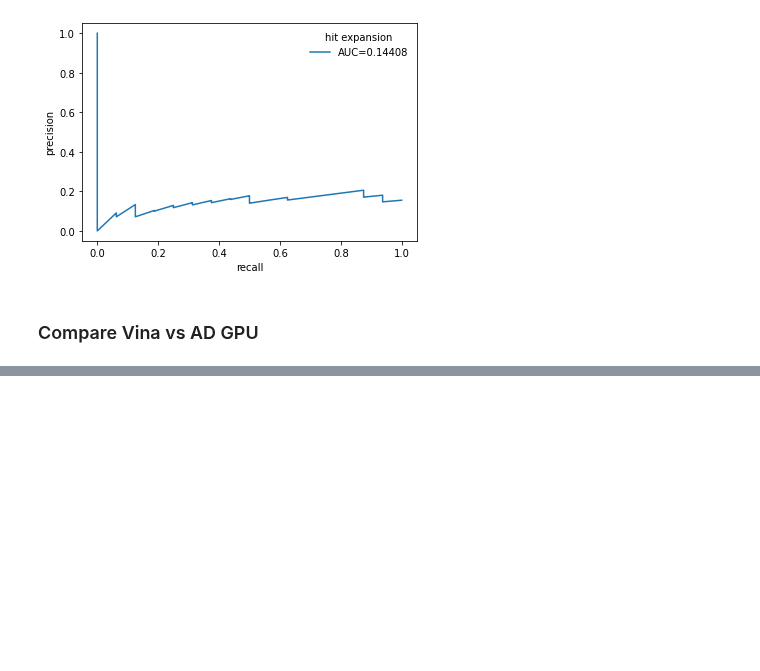
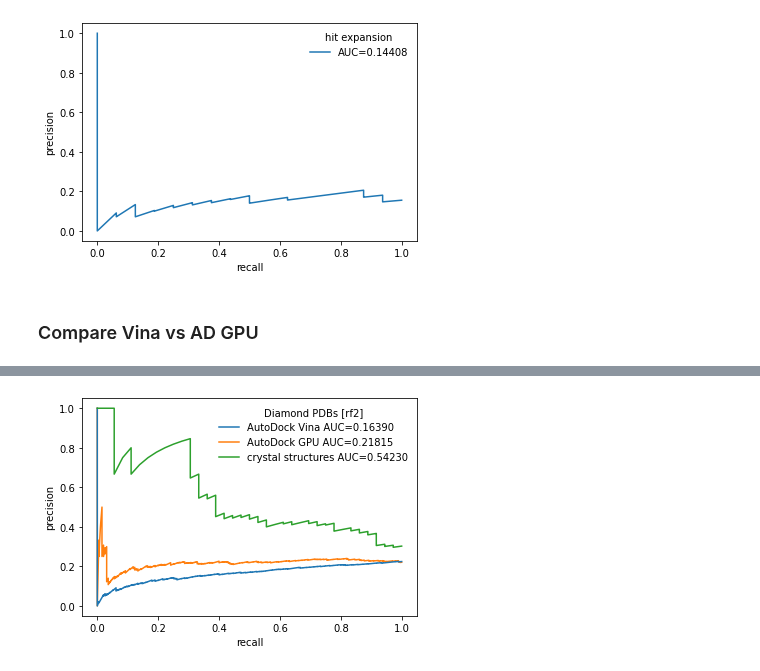
Before and after one commit to jglaser/gigadocking_notebooks, a Jupyter notebook: ML.ipynb, the cells around one changed output, grey strips where cells are left out. Saved outputs shown, nothing was run; the diff lists cells and outputs as text; code cells hidden in the pictures; blank space fills up the shorter version.

```diff
--- a/ML.ipynb
+++ b/ML.ipynb
@@ -810,0 +921,27 @@ files.download('auc_min.pdf')
+# %%
+from sklearn.metrics import precision_recall_curve
+import matplotlib.pyplot as plt
+thresh = 5
+yr = df_rf2_vina.f_avg_IC50 < thresh
+p, r, _ = precision_recall_curve(yr, df_rf2_vina.rf2)
+auc = np.trapz(p[::-1],r[::-1])
+fig, ax = plt.subplots()
+ax.plot(r,p,label='AutoDock Vina AUC={:.5f}'.format(auc),zorder=1)
+
+
+yr = df_rf2_adgpu.f_avg_IC50 < thresh
+p, r, _ = precision_recall_curve(yr, df_rf2_adgpu.rf2)
+auc = np.trapz(p[::-1],r[::-1])
+ax.plot(r,p,label='AutoDock GPU AUC={:.5f}'.format(auc),zorder=0)
+
+yr = df_rf2_diamond.f_avg_IC50 < thresh
+p, r, _ = precision_recall_curve(yr, df_rf2_diamond.rf2)
+auc = np.trapz(p[::-1],r[::-1])
+ax.plot(r,p,label='crystal structures AUC={:.5f}'.format(auc))
+
+ax.set_xlabel('recall')
+ax.set_ylabel('precision')
+ax.legend(frameon=False,title='Diamond PDBs [rf2]')
+fig.savefig('auc_rf2.pdf')
+# %% [output]
+[figure, added]
```
Also changed, not shown: parts of 28 cells of this notebook.
